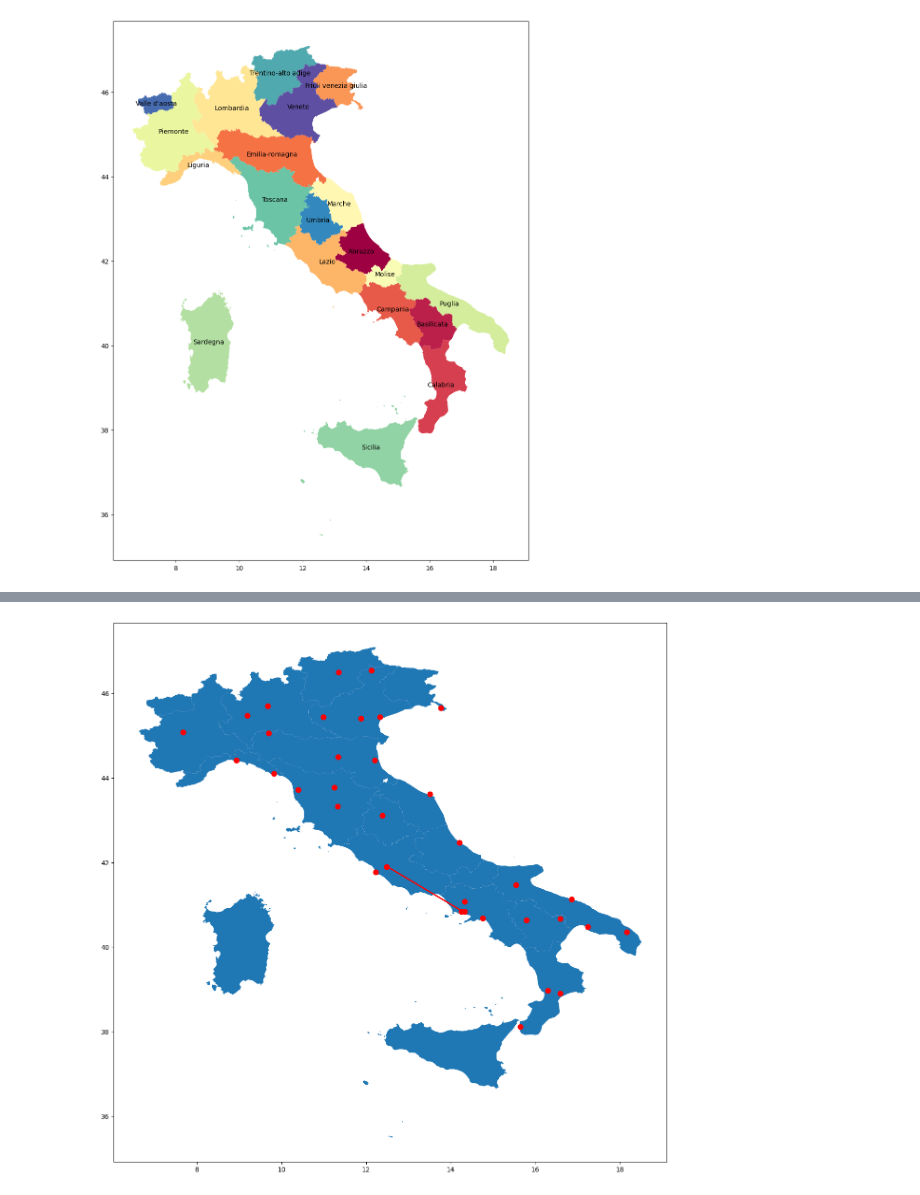
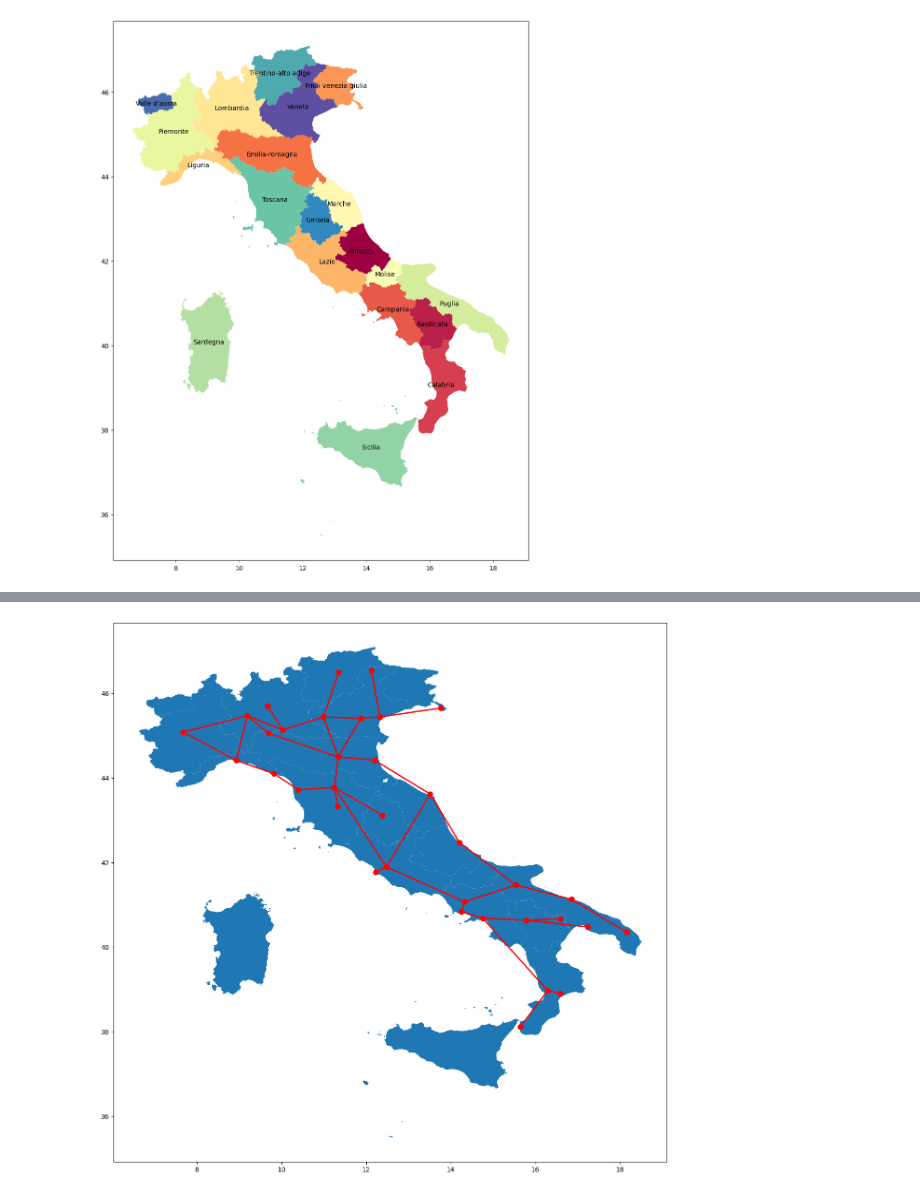
Before and after one commit to ceastman3/TrainRouteSelector, a Jupyter notebook: italy_city_map/italy_network.ipynb, the cells around one changed output, grey strips where cells are left out. Cells and saved outputs as stored; diff of their text form; code cells hidden in the pictures.

Commit message:
Fixed to Cremona, Network graph built

```diff
--- a/italy_city_map/italy_network.ipynb
+++ b/italy_city_map/italy_network.ipynb
@@ -89,14 +89,22 @@ plt.show()
+# %%
+rail_roads = pd.read_csv("data/railroads.csv")
 # %%
 fig, ax = plt.subplots(1, 1, figsize=(15, 15))
 italy_regions.plot(ax=ax)
 cities_gdf.plot(ax=ax, marker='o', color='red', markersize=60)
 
-point_A = (12.4964, 41.9028)  # Example: Rome (lng, lat)
-point_B = (14.2681, 40.8518)  # Example: Naples (lng, lat)
+for idx, row in rail_roads.iterrows():
+    city_A = cities_gdf.loc[cities_gdf['city'] == row['start']]
+    city_B = cities_gdf.loc[cities_gdf['city'] == row['destination']]
 
-# Draw line
-ax.plot([point_A[0], point_B[0]], [point_A[1], point_B[1]], color='red', linewidth=2)
+    point_A = (city_A["lng"].iloc[0], city_A["lat"].iloc[0])
+    point_B = (city_B["lng"].iloc[0], city_B["lat"].iloc[0])
+
+    # Draw line
+    ax.plot([point_A[0], point_B[0]], [point_A[1], point_B[1]], color='red', linewidth=2)
+
 
 plt.show()
+# plt.savefig("../images/network_outline.png")
 # %% [output]
-[figure, old version]
+[figure, new version]
```
Also changed, not shown: parts of 1 cell of this notebook, 5 other files.
